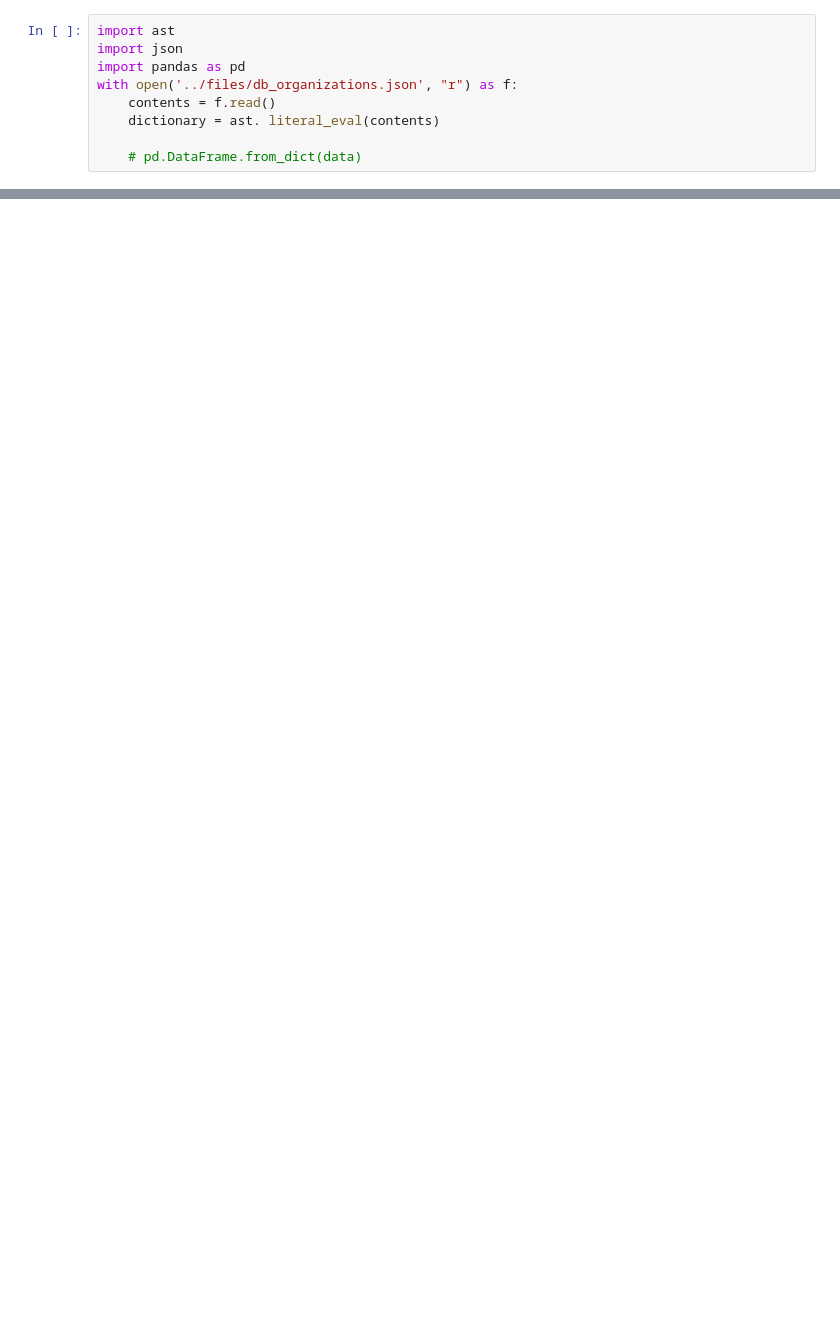
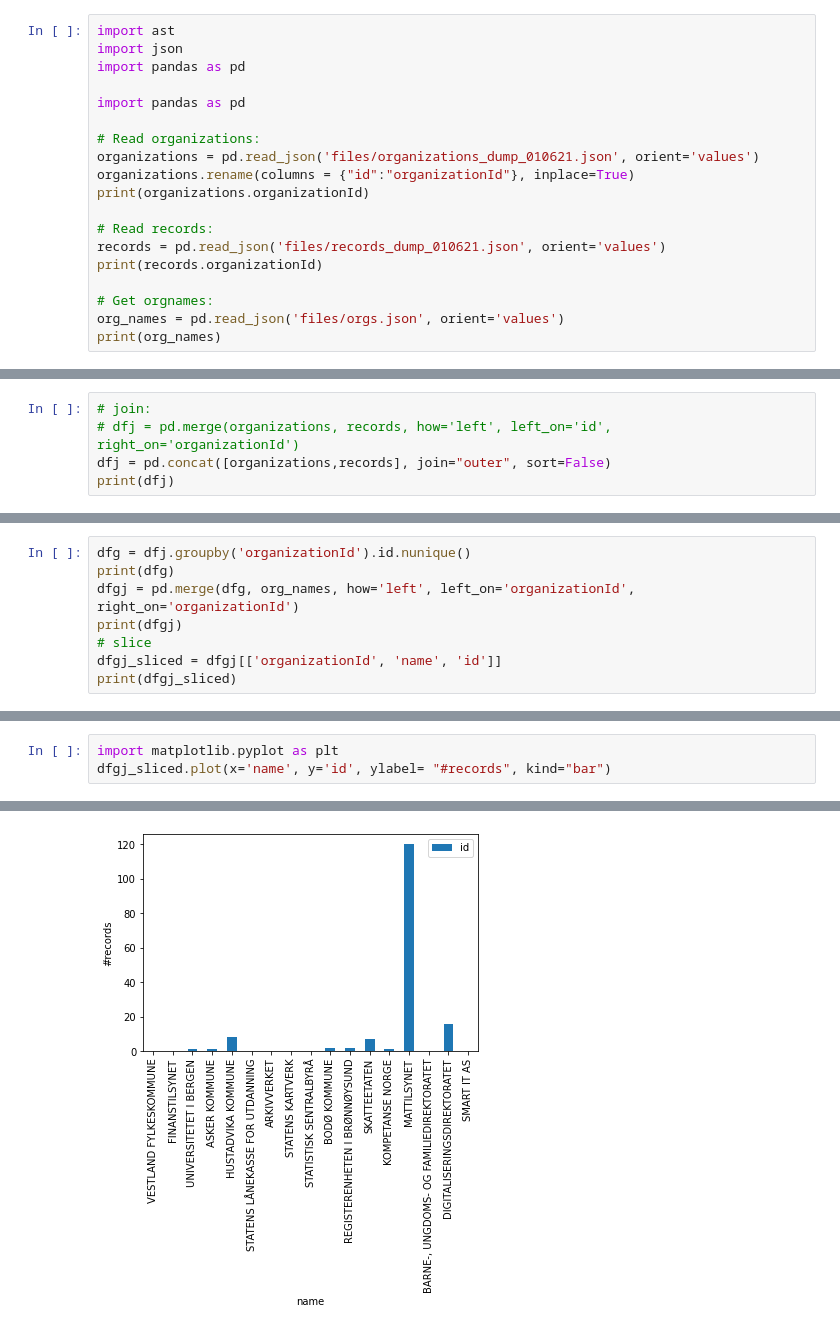
Before and after one commit to Informasjonsforvaltning/records-of-processing-activities-db-dump, a Jupyter notebook: notebooks/statistikk.ipynb, the cells around one changed output, grey strips where cells are left out. Drawn from its saved outputs; the diff is of its cells as text; blank space fills up the shorter version.

```diff
--- a/notebooks/statistikk.ipynb
+++ b/notebooks/statistikk.ipynb
@@ -2,9 +2,19 @@
 import ast
 import json
 import pandas as pd
-with open('../files/db_organizations.json', "r") as f:
-    contents = f.read()
-    dictionary = ast. literal_eval(contents)
 
-    # pd.DataFrame.from_dict(data)
+import pandas as pd
+
+# Read organizations:
+organizations = pd.read_json('files/organizations_dump_010621.json', orient='values')
+organizations.rename(columns = {"id":"organizationId"}, inplace=True)
+print(organizations.organizationId)
+
+# Read records:
+records = pd.read_json('files/records_dump_010621.json', orient='values')
+print(records.organizationId)
+
+# Get orgnames:
+org_names = pd.read_json('files/orgs.json', orient='values')
+print(org_names)
 # %% [output]
@@ -11,0 +38,5 @@ SyntaxError: invalid syntax (<unknown>, line 2)
+# %%
+# join:
+# dfj = pd.merge(organizations, records, how='left', left_on='id', right_on='organizationId')
+dfj = pd.concat([organizations,records], join="outer", sort=False)
+print(dfj)
@@ -11,0 +61,8 @@ SyntaxError: invalid syntax (<unknown>, line 2)
+# %%
+dfg = dfj.groupby('organizationId').id.nunique()
+print(dfg)
+dfgj = pd.merge(dfg, org_names, how='left', left_on='organizationId', right_on='organizationId')
+print(dfgj)
+# slice
+dfgj_sliced = dfgj[['organizationId', 'name', 'id']]
+print(dfgj_sliced)
@@ -11,0 +87,4 @@ SyntaxError: invalid syntax (<unknown>, line 2)
+# %%
+import matplotlib.pyplot as plt
+dfgj_sliced.plot(x='name', y='id', ylabel= "#records", kind="bar")
+# %% [output]
@@ -11,0 +92 @@ SyntaxError: invalid syntax (<unknown>, line 2)
+[figure, added]
```
Also changed, not shown: parts of 5 cells of this notebook, 3 other files.
